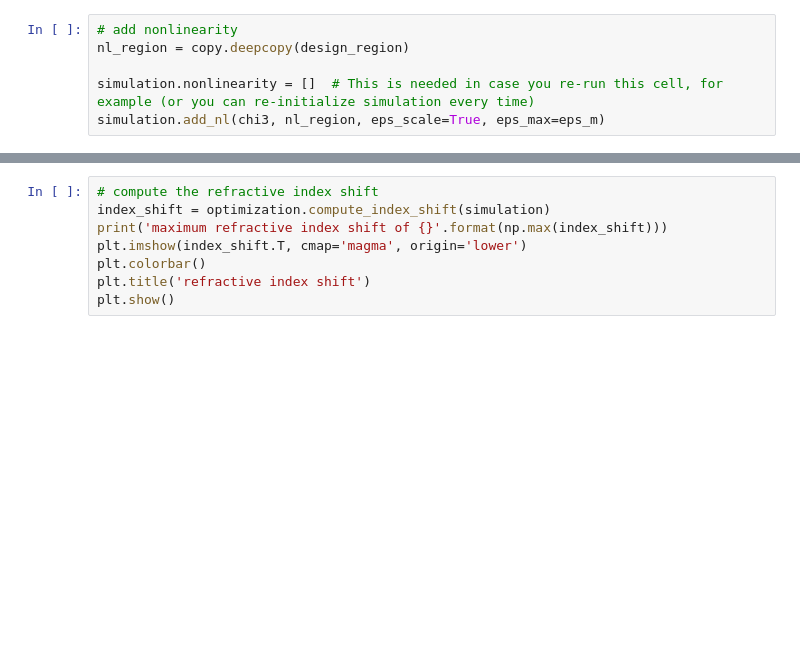
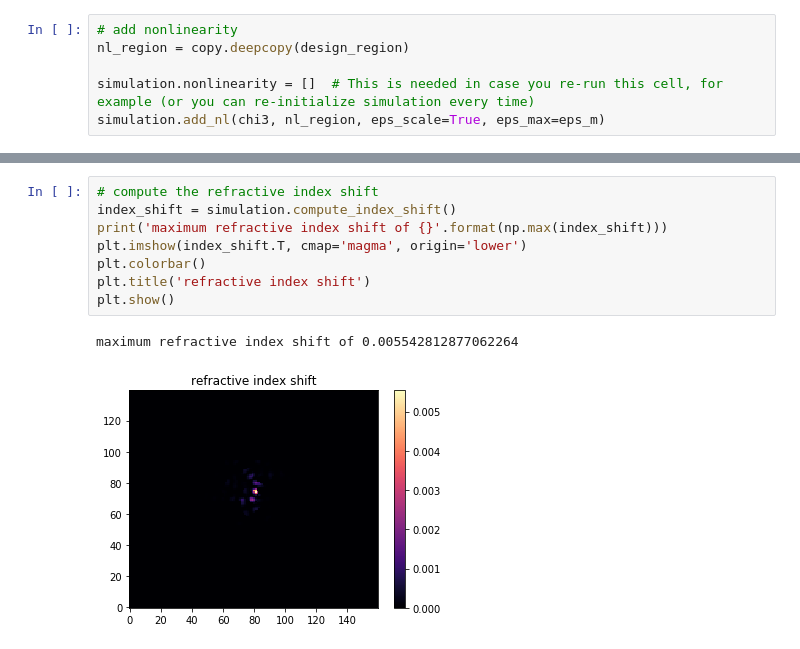
Before and after one commit to fancompute/angler, a Jupyter notebook: Notebooks/orthoport.ipynb, the cells around one changed output, grey strips where cells are left out. Drawn from its saved outputs; the diff is of its cells as text; blank space fills up the shorter version.

```diff
--- a/Notebooks/orthoport.ipynb
+++ b/Notebooks/orthoport.ipynb
@@ -211,11 +202,14 @@ plt.show()
 # %%
 # compute the refractive index shift
-index_shift = optimization.compute_index_shift(simulation)
+index_shift = simulation.compute_index_shift()
 print('maximum refractive index shift of {}'.format(np.max(index_shift)))
 plt.imshow(index_shift.T, cmap='magma', origin='lower')
 plt.colorbar()
 plt.title('refractive index shift')
 plt.show()
+# %% [output]
+maximum refractive index shift of 0.005542812877062264
+[figure, added]
 # %%
 # compute powers
 
```
Also changed, not shown: parts of 15 cells of this notebook, 6 other files.
